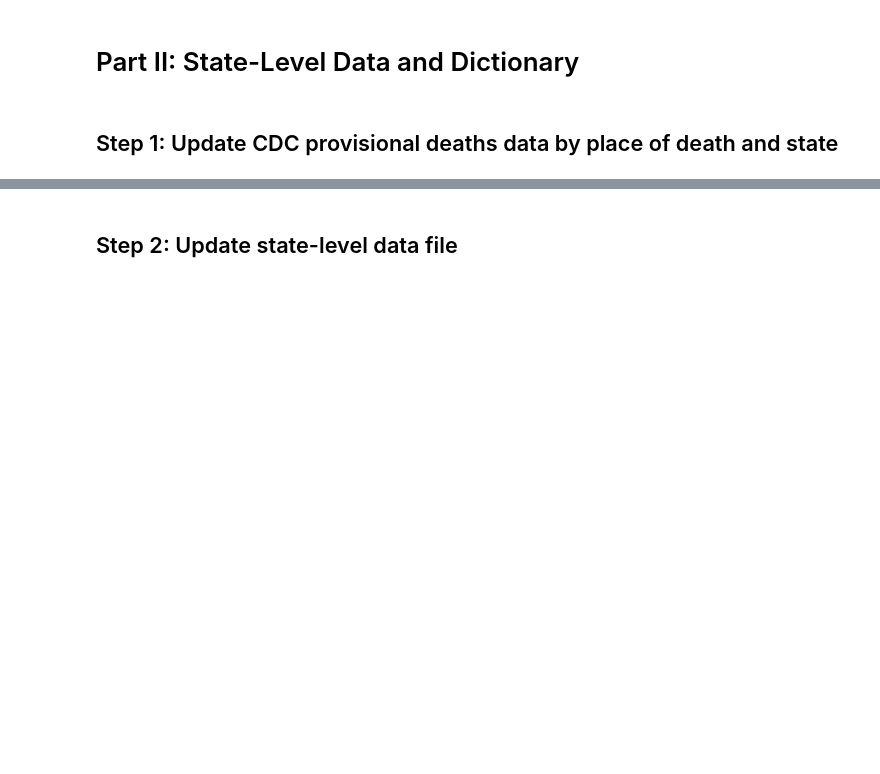
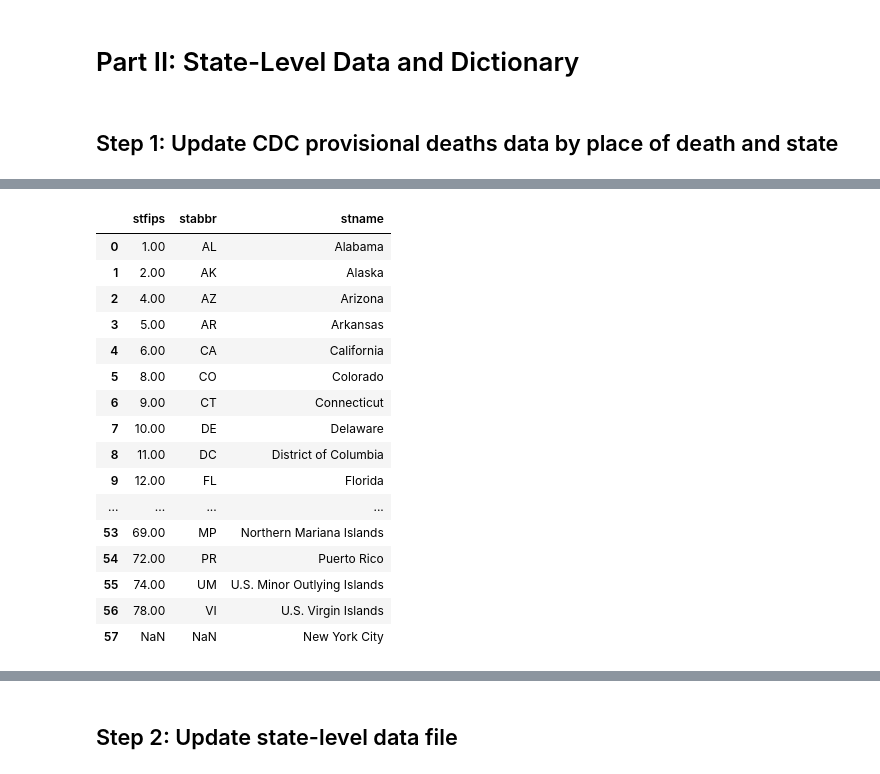
Before and after one commit to hpc-datahub/COVID_DataHub, a Jupyter notebook: Scripts/casesAndDeaths.ipynb, the cells around one changed output, grey strips where cells are left out. Cells and saved outputs as stored; diff of their text form; code cells hidden in the pictures; blank space fills up the shorter version.

```diff
--- a/Scripts/casesAndDeaths.ipynb
+++ b/Scripts/casesAndDeaths.ipynb
@@ -403,12 +404,30 @@ deaths.reset_index(drop = False, inplace = True)
 deaths.rename(columns = {'State': 'stname'}, inplace = True)
 # %%
 # merge with fips code
-fips = pd.read_csv('~/Documents/GitHub/COVID_DataHub/FIPS/state_territory_fips.csv')
+fips = pd.read_csv('../FIPS/state_territory_fips.csv')
 tdf = fips.merge(deaths, on = 'stname', how = 'outer')
 tdf.iloc[:, :3]
 # combine NYC into NY state
 tdf.loc[57, 'stname'] = 'New York'
 tdf = tdf.groupby(by = ['stfips', 'stabbr', 'stname'], as_index = False).sum()
+# %% [output]
+|  | stfips | stabbr | stname |
+| 0 | 1.00 | AL | Alabama |
+| 1 | 2.00 | AK | Alaska |
+| 2 | 4.00 | AZ | Arizona |
+| 3 | 5.00 | AR | Arkansas |
+| 4 | 6.00 | CA | California |
+| 5 | 8.00 | CO | Colorado |
+| 6 | 9.00 | CT | Connecticut |
+| 7 | 10.00 | DE | Delaware |
+| 8 | 11.00 | DC | District of Columbia |
+| 9 | 12.00 | FL | Florida |
+| ... | ... | ... | ... |
+| 53 | 69.00 | MP | Northern Mariana Islands |
+| 54 | 72.00 | PR | Puerto Rico |
+| 55 | 74.00 | UM | U.S. Minor Outlying Islands |
+| 56 | 78.00 | VI | U.S. Virgin Islands |
+| 57 | NaN | NaN | New York City |
 # %%
 # add 'cdc' prefix to column names
 tdf.columns = list(tdf.columns)[:3] + ['cdc_' + x for x in list(tdf.columns)[3:]]
```
Also changed, not shown: parts of 26 cells of this notebook, 5 other files.
